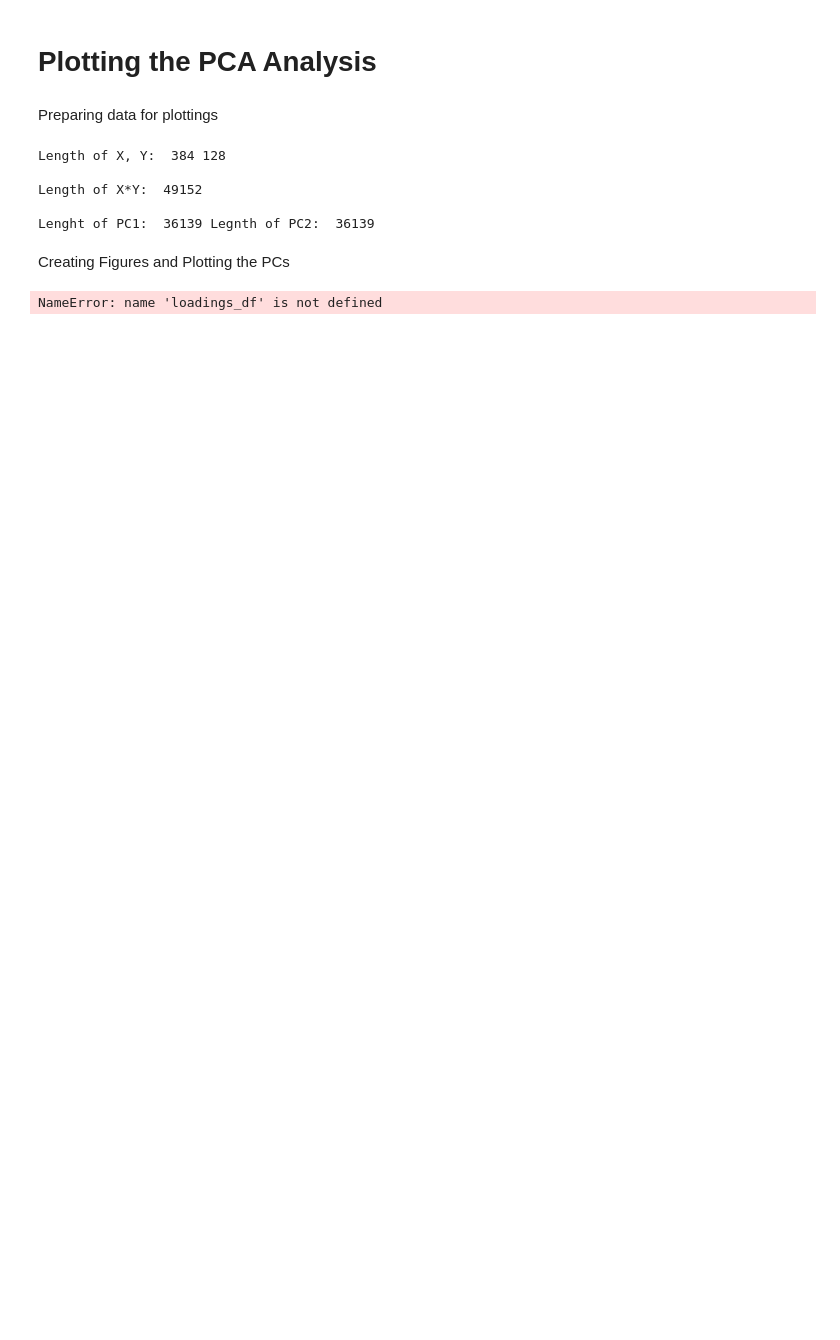
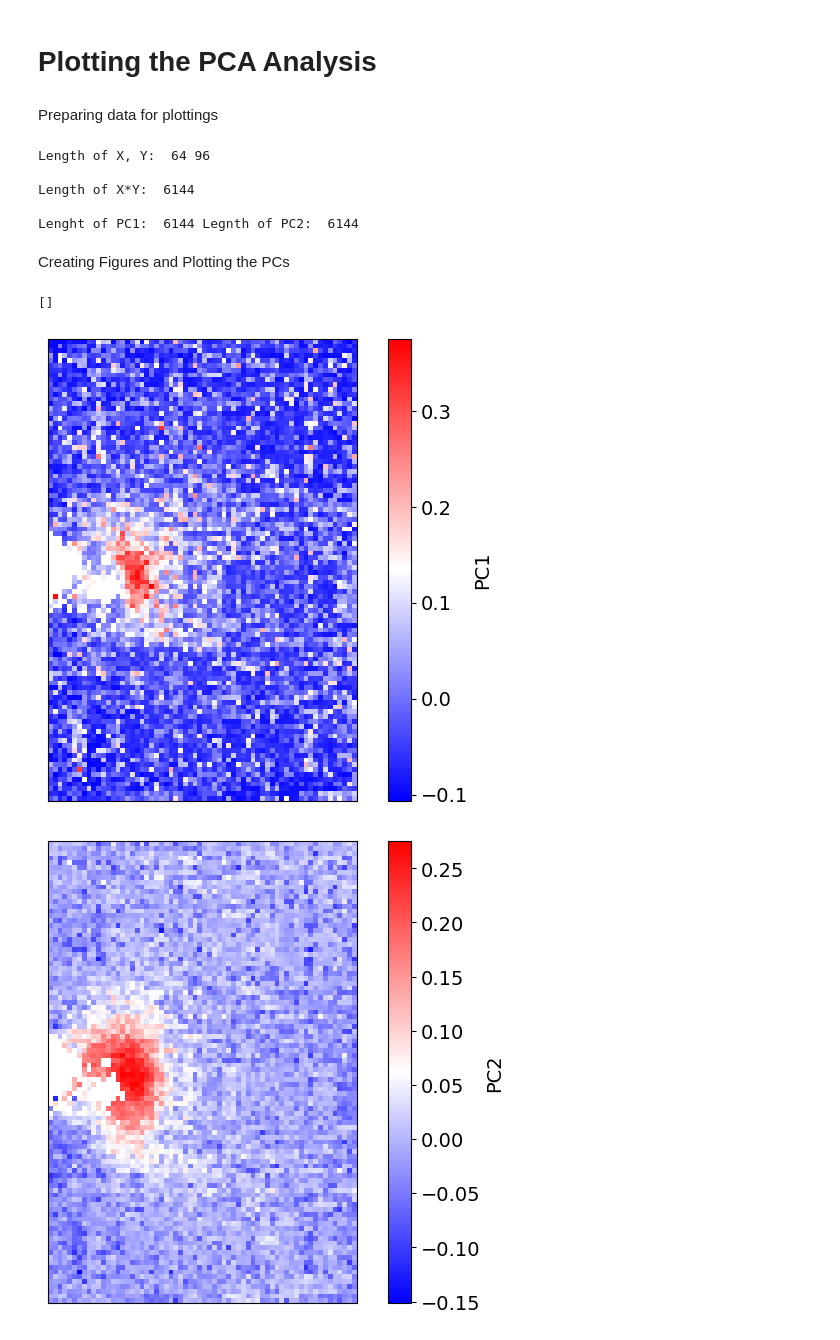
Before and after one commit to Zachery-Evans/DBSCAN_Feature_Extraction, a Jupyter notebook: DBScan Feaute Extraction.ipynb, the cells around one changed output. Drawn from its saved outputs; the diff is of its cells as text; code cells hidden in the pictures; blank space fills up the shorter version.

```diff
--- a/DBScan Feaute Extraction.ipynb
+++ b/DBScan Feaute Extraction.ipynb
@@ -171,70 +178,63 @@ print("Length of X*Y: ",len(x_adjusted)*len(y_adjusted), "\n")
 
 
 print("Lenght of PC1: ", len(PC1), "Legnth of PC2: ", len(PC2), "\n")
-
-target_size = len(x_adjusted) * len(y_adjusted)
-
 # Format PC1 for plotting
-PC1_fixed = np.pad(PC1, (0, target_size - len(PC1)))
-
-PC1 = PC1_fixed.reshape(len(x_adjusted), len(y_adjusted))
-
-PC1 = np.reshape(PC1.copy(), (len(y_adjusted),len(x_adjusted)))
+PC1 = np.reshape(PC1.copy(), (Ysize,Xsize))
 
 # Format PC2 for plotting
-
-PC2_fixed = np.pad(PC2, (0, target_size - len(PC2)))
-
-PC2 = PC2_fixed.reshape(len(x_adjusted), len(y_adjusted))
-
-PC2 = np.reshape(PC2.copy(), (len(y_adjusted), len(x_adjusted)))
+PC2 = np.reshape(PC2.copy(), (Ysize,Xsize))
 
 # Setting up the mask for plotting
 PC1_masked =  np.ma.array(PC1, mask=~mask_selected)
 PC2_masked =  np.ma.array(PC2, mask=~mask_selected)
 # %% [output]
-Length of X, Y:  384 128
+Length of X, Y:  64 96
 
-Length of X*Y:  49152
+Length of X*Y:  6144
 
-Lenght of PC1:  36139 Legnth of PC2:  36139
+Lenght of PC1:  6144 Legnth of PC2:  6144
 # %% [markdown]
 Creating Figures and Plotting the PCs
 # %%
 # Prepare colormap
 cmap = plt.get_cmap('viridis')
-colors = cmap(np.linspace(0, 0.8, len(loadings_df)))
+colors = cmap(np.linspace(0, 0.8, len(loadings_df_init)))
 cmap.set_bad(color='0.7')  # dull grey for masked values
 
 """
 Plotting the first Principal Component
 """
 
 fig1, ax1 = plt.subplots(figsize=(8, 6))
 
 im1 = ax1.pcolormesh(X, Y, PC1_masked, cmap='bwr', shading='auto')
 
 cbar = fig1.colorbar(im1, ax=ax1)
 cbar.ax.tick_params(labelsize=14)
 cbar.set_label(r'PC1', fontsize=14)
 
 ax1.set_aspect('equal')
 
+ax1.set_xticks([])
+ax1.set_yticks([])
+
 """
 Plotting the second Principal Component
 """
 
 fig2, ax2 = plt.subplots(figsize=(8, 6))
 
 im2 = ax2.pcolormesh(X, Y, PC2_masked, cmap='bwr', shading='auto')
 
 cbar = fig2.colorbar(im2, ax=ax2)
 cbar.ax.tick_params(labelsize=14)
 cbar.set_label(r'PC2', fontsize=14)
 
 ax2.set_aspect('equal')
 
-#ax2.set_xticks([])
-#ax2.set_yticks([])
+ax2.set_xticks([])
+ax2.set_yticks([])
 # %% [output]
-NameError: name 'loadings_df' is not defined
+[]
+[figure, added]
+[figure, added]
```
Also changed, not shown: parts of 5 cells of this notebook, 2 other files.
